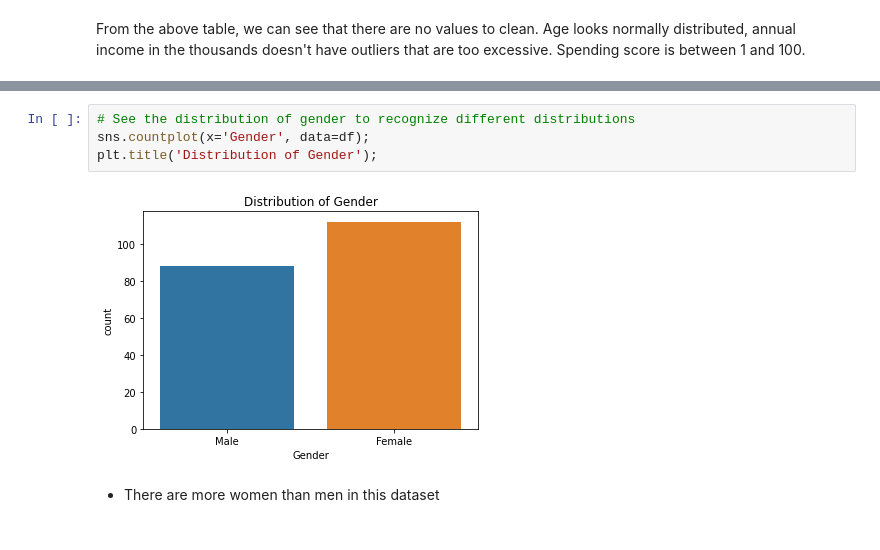
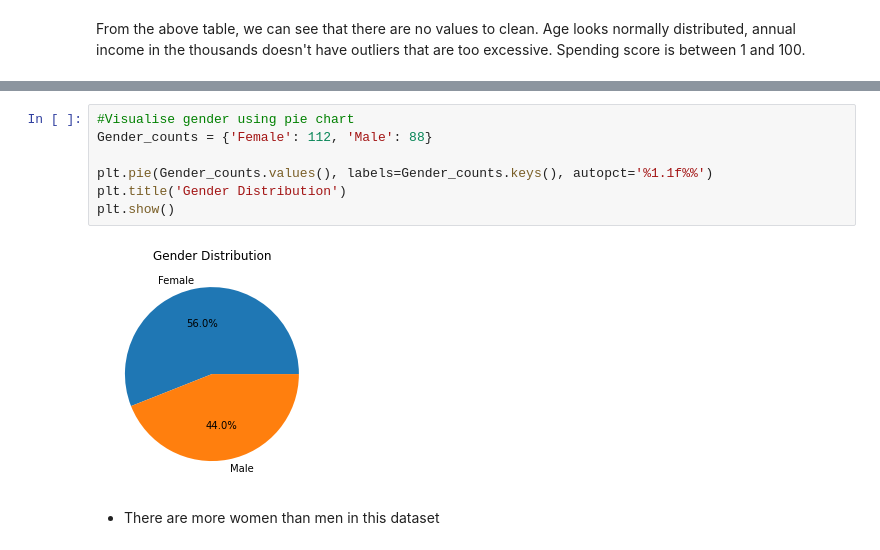
Before and after one commit to Katleho10/Mall-Customer-Segmentation, a Jupyter notebook: Mall_Customer_segmentation.ipynb, the cells around one changed output, grey strips where cells are left out. Cells and saved outputs as stored; diff of their text form.

```diff
--- a/Mall_Customer_segmentation.ipynb
+++ b/Mall_Customer_segmentation.ipynb
@@ -101,8 +118,11 @@ df.Gender.value_counts()
-# %%
-# See the distribution of gender to recognize different distributions
-sns.countplot(x='Gender', data=df);
-plt.title('Distribution of Gender');
-# %% [output]
-[figure, removed]
+# %%
+#Visualise gender using pie chart
+Gender_counts = {'Female': 112, 'Male': 88}
+
+plt.pie(Gender_counts.values(), labels=Gender_counts.keys(), autopct='%1.1f%%')
+plt.title('Gender Distribution')
+plt.show()
+# %% [output]
+[figure, added]
 # %% [markdown]
 * There are more women than men in this dataset
```
Also changed, not shown: parts of 60 cells of this notebook.
